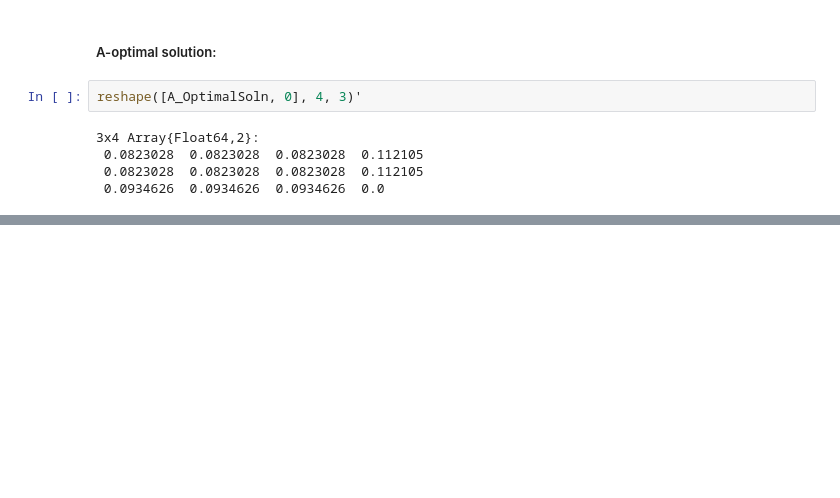
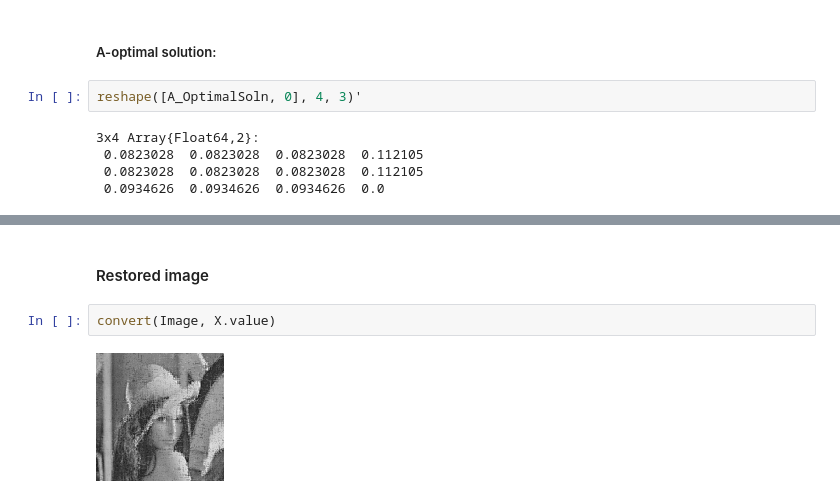
Before and after one commit to BrianNaughton/st790, a Jupyter notebook: hw6/st790hw6.ipynb, the cells around one changed output, grey strips where cells are left out. Saved outputs shown, nothing was run; the diff lists cells and outputs as text; blank space fills up the shorter version.

```diff
--- a/hw6/st790hw6.ipynb
+++ b/hw6/st790hw6.ipynb
@@ -157,0 +184,6 @@ reshape([A_OptimalSoln, 0], 4, 3)'
+# %% [markdown]
+#### Restored image
+# %%
+convert(Image, X.value)
+# %% [output]
+[figure, added]
```
Also changed, not shown: parts of 7 cells of this notebook.
